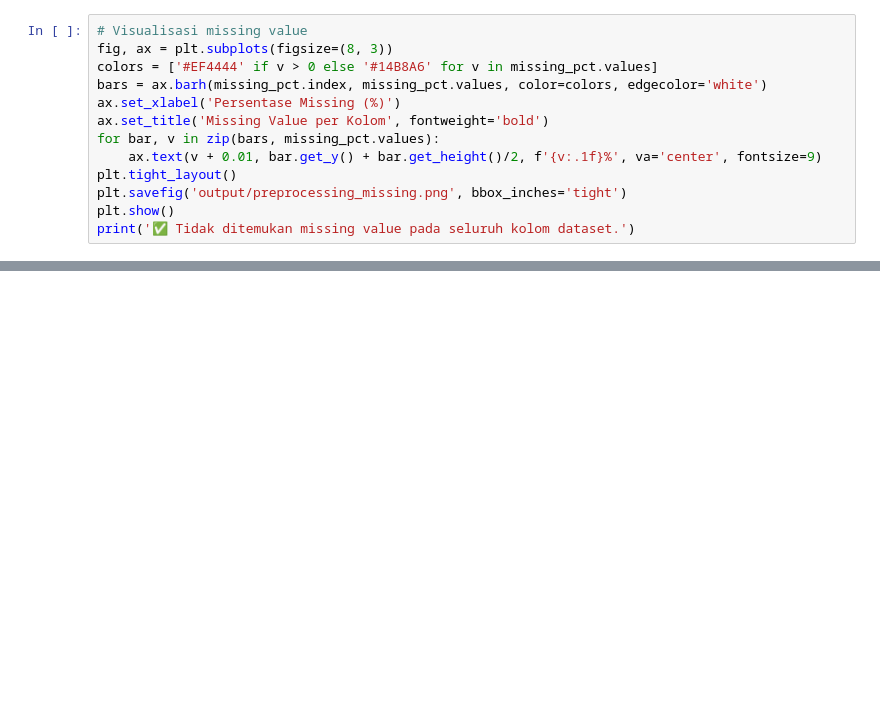
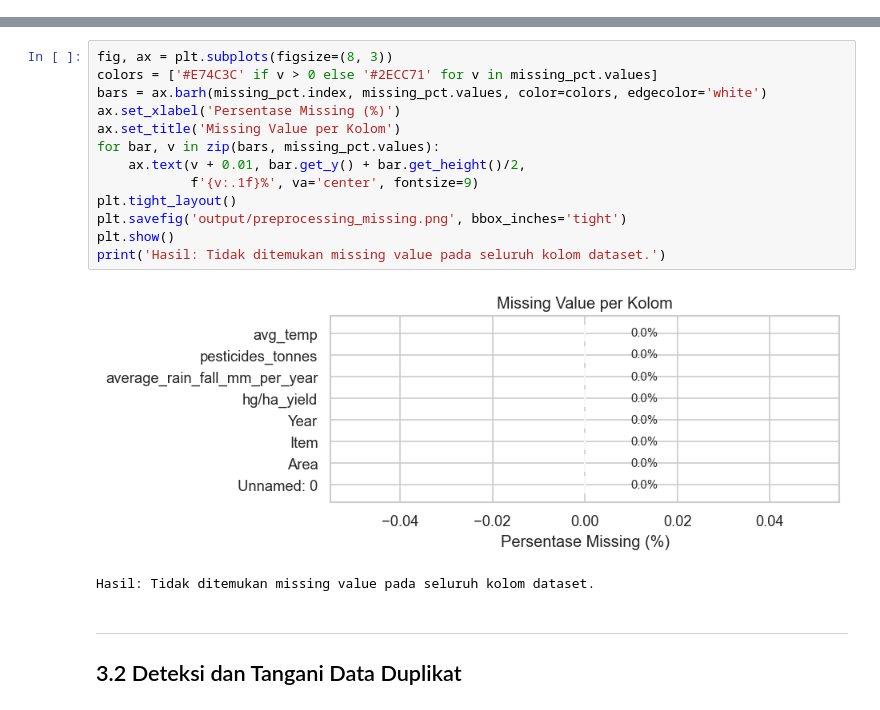
Before and after one commit to pramacoder/PREDIKSI-HASIL-PANEN-BERBASIS-DATA-IKLIM-DAN-NUTRISI-TANAMAN, a Jupyter notebook: preprocessing.ipynb, the cells around one changed output, grey strips where cells are left out. Cells and saved outputs as stored; diff of their text form; blank space fills up the shorter version.

```diff
--- a/preprocessing.ipynb
+++ b/preprocessing.ipynb
@@ -68,13 +0,0 @@ Total missing value: 0
-# %%
-# Visualisasi missing value
-fig, ax = plt.subplots(figsize=(8, 3))
-colors = ['#EF4444' if v > 0 else '#14B8A6' for v in missing_pct.values]
-bars = ax.barh(missing_pct.index, missing_pct.values, color=colors, edgecolor='white')
-ax.set_xlabel('Persentase Missing (%)')
-ax.set_title('Missing Value per Kolom', fontweight='bold')
-for bar, v in zip(bars, missing_pct.values):
-    ax.text(v + 0.01, bar.get_y() + bar.get_height()/2, f'{v:.1f}%', va='center', fontsize=9)
-plt.tight_layout()
-plt.savefig('output/preprocessing_missing.png', bbox_inches='tight')
-plt.show()
-print('✅ Tidak ditemukan missing value pada seluruh kolom dataset.')
@@ -399,0 +73,19 @@ print('   - y_train.csv / y_test.csv')
+# %%
+fig, ax = plt.subplots(figsize=(8, 3))
+colors = ['#E74C3C' if v > 0 else '#2ECC71' for v in missing_pct.values]
+bars = ax.barh(missing_pct.index, missing_pct.values, color=colors, edgecolor='white')
+ax.set_xlabel('Persentase Missing (%)')
+ax.set_title('Missing Value per Kolom')
+for bar, v in zip(bars, missing_pct.values):
+    ax.text(v + 0.01, bar.get_y() + bar.get_height()/2,
+            f'{v:.1f}%', va='center', fontsize=9)
+plt.tight_layout()
+plt.savefig('output/preprocessing_missing.png', bbox_inches='tight')
+plt.show()
+print('Hasil: Tidak ditemukan missing value pada seluruh kolom dataset.')
+# %% [output]
+[figure, added]
+Hasil: Tidak ditemukan missing value pada seluruh kolom dataset.
+# %% [markdown]
+---
+## 3.2 Deteksi dan Tangani Data Duplikat
```
Also changed, not shown: parts of 50 cells of this notebook, 8 other files.
